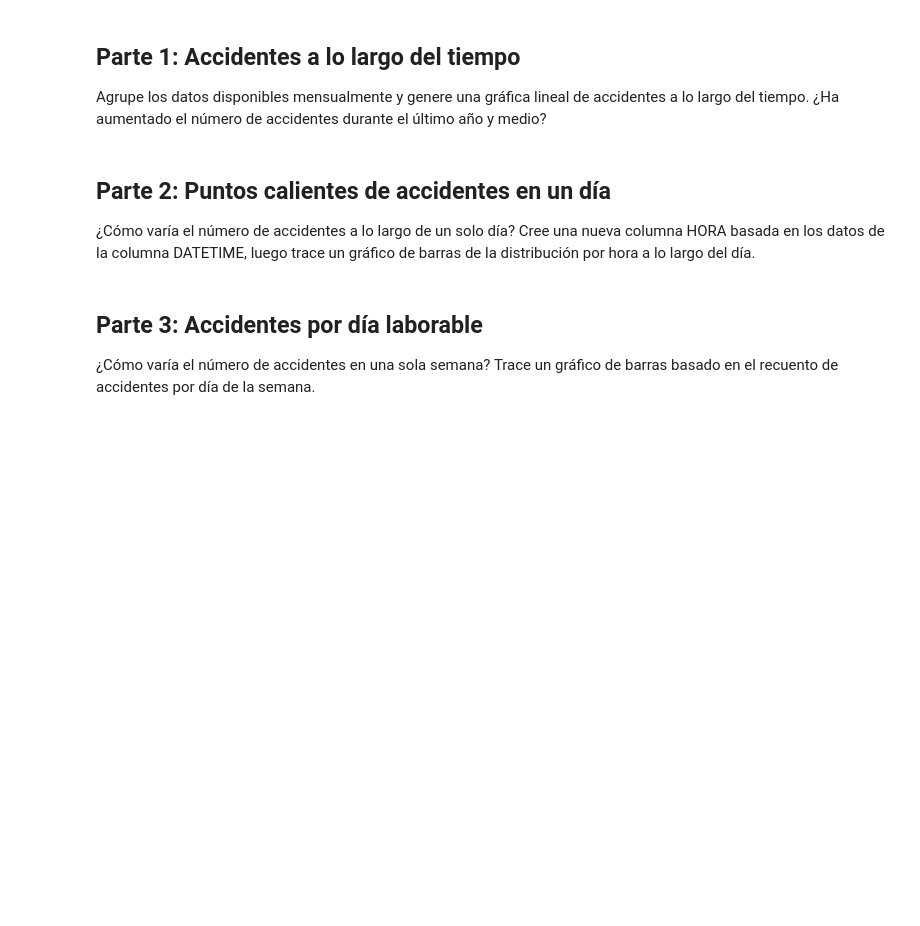
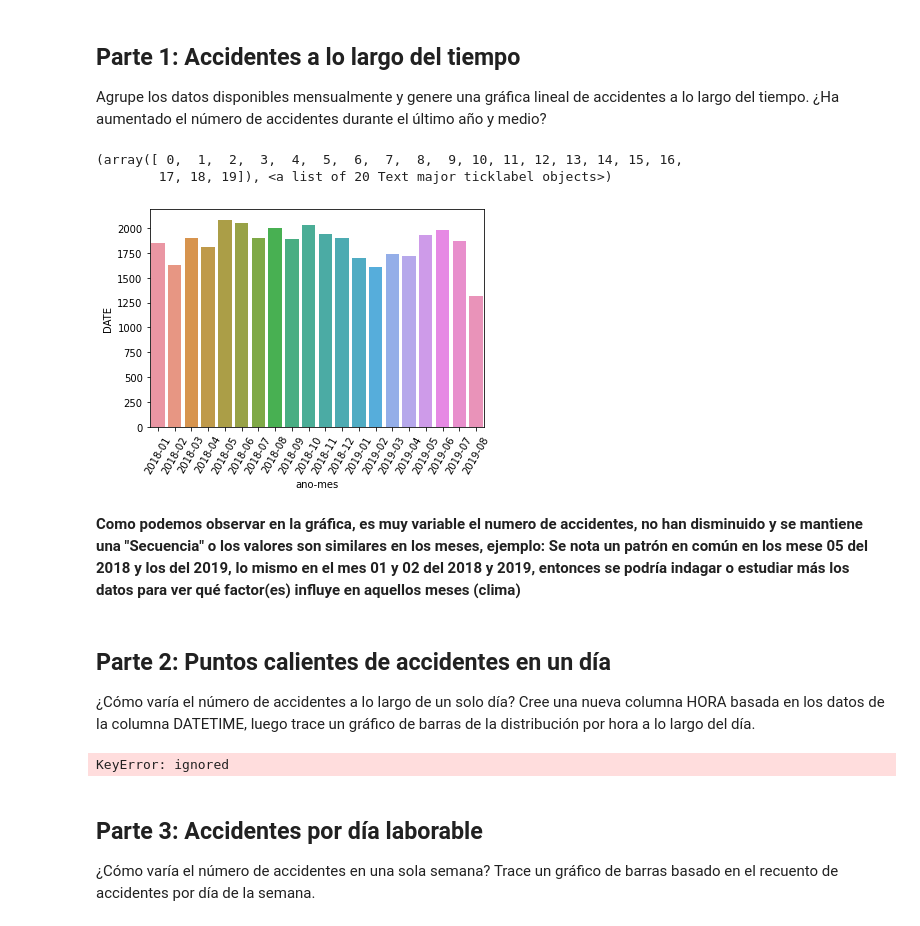
Before and after one commit to hnmelo/MujeresDigitales, a Jupyter notebook: Taller_Semana_4.ipynb, the cells around one changed output. Saved outputs shown, nothing was run; the diff lists cells and outputs as text; code cells hidden in the pictures; blank space fills up the shorter version.

```diff
--- a/Taller_Semana_4.ipynb
+++ b/Taller_Semana_4.ipynb
@@ -73,3 +90,16 @@ Agrupe los datos disponibles mensualmente y genere una gráfica lineal de accide
+# %%
+df['date_format'] = pd.to_datetime(df['DATE'])
+df['ano-mes'] = df['date_format'].dt.to_period('M')
+# %%
+group = df.groupby('ano-mes').count()
+sns.barplot(data=group, y='DATE', x= group.index)
+plt.xticks(rotation = 60)
+# %% [output]
+(array([ 0,  1,  2,  3,  4,  5,  6,  7,  8,  9, 10, 11, 12, 13, 14, 15, 16,
+        17, 18, 19]), <a list of 20 Text major ticklabel objects>)
+[figure, added]
+# %% [markdown]
+**Como podemos observar en la gráfica, es muy variable el numero de accidentes, no han disminuido y se mantiene una "Secuencia" o los valores son similares en los meses, ejemplo: Se nota un patrón en común en los mese 05 del 2018 y los del 2019, lo mismo en el mes 01 y 02 del 2018 y 2019, entonces se podría indagar o estudiar más los datos para ver qué factor(es) influye en aquellos meses (clima)**
 # %% [markdown]
 ## Parte 2: Puntos calientes de accidentes en un día
 
@@ -79,3 +107,7 @@ Agrupe los datos disponibles mensualmente y genere una gráfica lineal de accide
+# %%
+df['date_format'].sort_Values()
+# %% [output]
+KeyError: ignored
 # %% [markdown]
 ## Parte 3: Accidentes por día laborable
 
```
Also changed, not shown: parts of 3 cells of this notebook.
